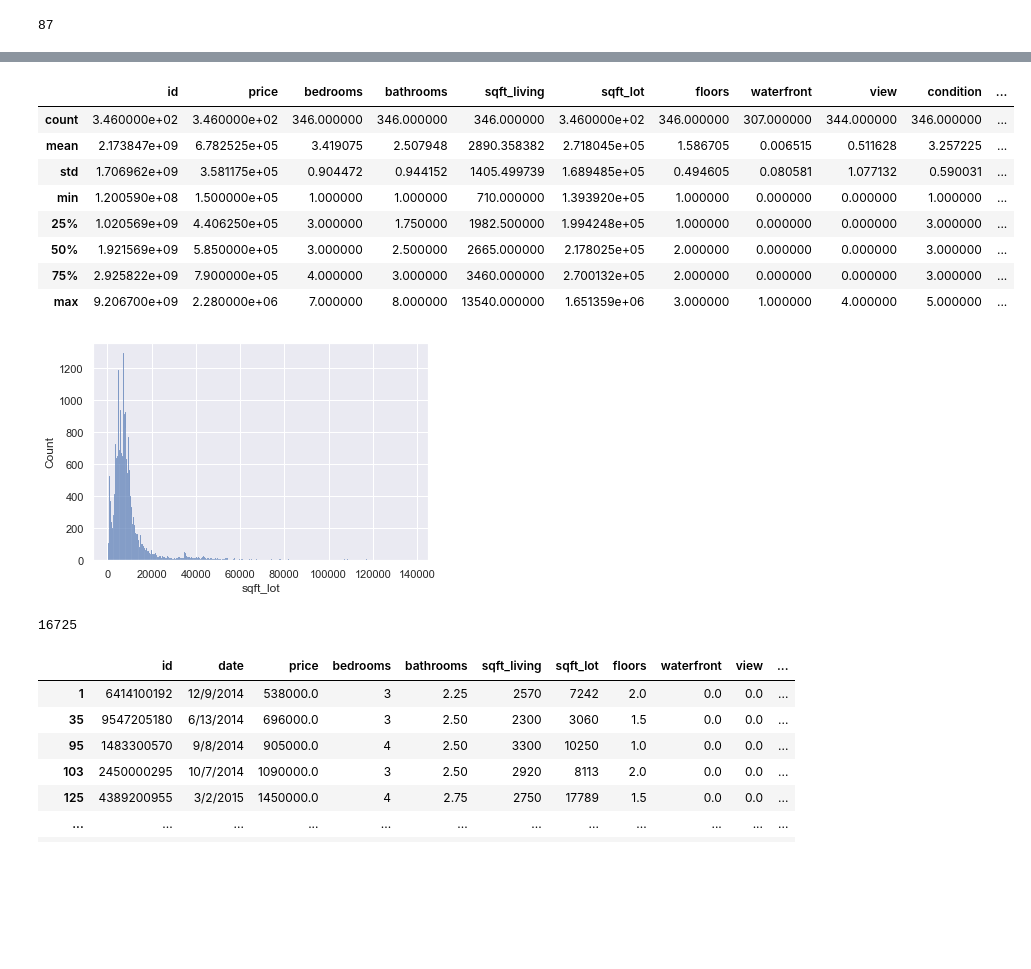
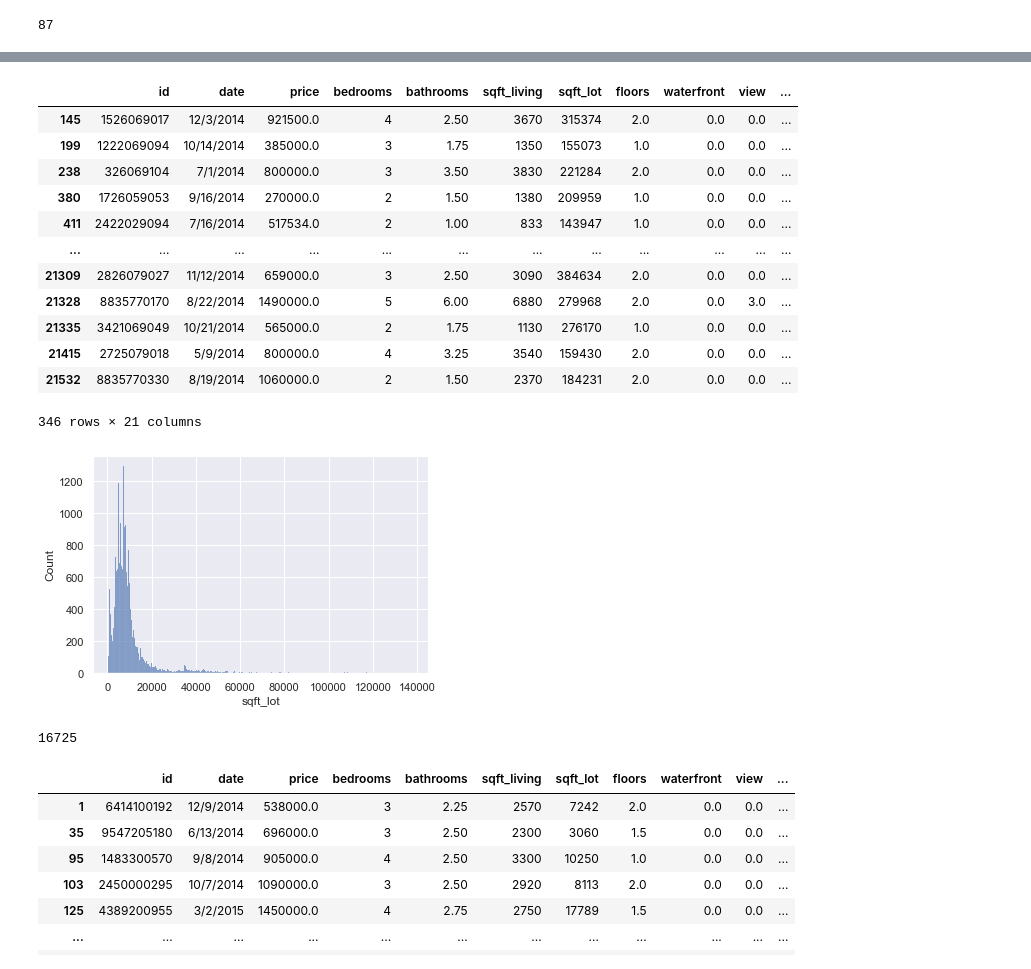
Before and after one commit to MossyJossy/Phase-2-Project, a Jupyter notebook: Cleaning & Modelling/Data Cleaning & Exploration.ipynb, the cells around one changed output, grey strips where cells are left out. Cells and saved outputs as stored; diff of their text form; code cells hidden in the pictures; blank space fills up the shorter version.

```diff
--- a/Cleaning & Modelling/Data Cleaning & Exploration.ipynb
+++ b/Cleaning & Modelling/Data Cleaning & Exploration.ipynb
@@ -102,15 +110,20 @@ sns.histplot(df['sqft_lot']);
 # %%
+# Seeing if it's just an single outlier causing this skew
 mean = df['sqft_lot'].mean()
 std = df['sqft_lot'].std()
 lot_3std = df[(df['sqft_lot'] >= mean + (3*std))]
-lot_3std.describe()
+lot_3std
 # %% [output]
-|  | id | price | bedrooms | bathrooms | sqft_living | sqft_lot | floors | waterfront | view | condition | ... |
-| count | 3.460000e+02 | 3.460000e+02 | 346.000000 | 346.000000 | 346.000000 | 3.460000e+02 | 346.000000 | 307.000000 | 344.000000 | 346.000000 | ... |
-| mean | 2.173847e+09 | 6.782525e+05 | 3.419075 | 2.507948 | 2890.358382 | 2.718045e+05 | 1.586705 | 0.006515 | 0.511628 | 3.257225 | ... |
-| std | 1.706962e+09 | 3.581175e+05 | 0.904472 | 0.944152 | 1405.499739 | 1.689485e+05 | 0.494605 | 0.080581 | 1.077132 | 0.590031 | ... |
-| min | 1.200590e+08 | 1.500000e+05 | 1.000000 | 1.000000 | 710.000000 | 1.393920e+05 | 1.000000 | 0.000000 | 0.000000 | 1.000000 | ... |
-| 25% | 1.020569e+09 | 4.406250e+05 | 3.000000 | 1.750000 | 1982.500000 | 1.994248e+05 | 1.000000 | 0.000000 | 0.000000 | 3.000000 | ... |
-| 50% | 1.921569e+09 | 5.850000e+05 | 3.000000 | 2.500000 | 2665.000000 | 2.178025e+05 | 2.000000 | 0.000000 | 0.000000 | 3.000000 | ... |
-| 75% | 2.925822e+09 | 7.900000e+05 | 4.000000 | 3.000000 | 3460.000000 | 2.700132e+05 | 2.000000 | 0.000000 | 0.000000 | 3.000000 | ... |
-| max | 9.206700e+09 | 2.280000e+06 | 7.000000 | 8.000000 | 13540.000000 | 1.651359e+06 | 3.000000 | 1.000000 | 4.000000 | 5.000000 | ... |
+|  | id | date | price | bedrooms | bathrooms | sqft_living | sqft_lot | floors | waterfront | view | ... |
+| 145 | 1526069017 | 12/3/2014 | 921500.0 | 4 | 2.50 | 3670 | 315374 | 2.0 | 0.0 | 0.0 | ... |
+| 199 | 1222069094 | 10/14/2014 | 385000.0 | 3 | 1.75 | 1350 | 155073 | 1.0 | 0.0 | 0.0 | ... |
+| 238 | 326069104 | 7/1/2014 | 800000.0 | 3 | 3.50 | 3830 | 221284 | 2.0 | 0.0 | 0.0 | ... |
+| 380 | 1726059053 | 9/16/2014 | 270000.0 | 2 | 1.50 | 1380 | 209959 | 1.0 | 0.0 | 0.0 | ... |
+| 411 | 2422029094 | 7/16/2014 | 517534.0 | 2 | 1.00 | 833 | 143947 | 1.0 | 0.0 | 0.0 | ... |
+| ... | ... | ... | ... | ... | ... | ... | ... | ... | ... | ... | ... |
+| 21309 | 2826079027 | 11/12/2014 | 659000.0 | 3 | 2.50 | 3090 | 384634 | 2.0 | 0.0 | 0.0 | ... |
+| 21328 | 8835770170 | 8/22/2014 | 1490000.0 | 5 | 6.00 | 6880 | 279968 | 2.0 | 0.0 | 3.0 | ... |
+| 21335 | 3421069049 | 10/21/2014 | 565000.0 | 2 | 1.75 | 1130 | 276170 | 1.0 | 0.0 | 0.0 | ... |
+| 21415 | 2725079018 | 5/9/2014 | 800000.0 | 4 | 3.25 | 3540 | 159430 | 2.0 | 0.0 | 0.0 | ... |
+| 21532 | 8835770330 | 8/19/2014 | 1060000.0 | 2 | 1.50 | 2370 | 184231 | 2.0 | 0.0 | 0.0 | ... |
+346 rows × 21 columns
@@ -119,8 +129,0 @@ df = df[(df['sqft_lot'] <= mean + (3*std))]
-# %%
-sns.histplot(df['sqft_lot']);
-# %% [output]
-[figure, removed]
-# %%
-(df['yr_renovated'] == 0).sum()
-# %% [output]
-16725
@@ -127,3 +135,14 @@ sns.histplot(df['sqft_lot']);
+# %%
+# Still skewed, but much more reasonable
+sns.histplot(df['sqft_lot']);
+# %% [output]
+[figure, added]
+# %%
+# yr_renovated is showing a min of 0,
+# which isn't correct data but it will show us how many houses were never renovated prior to being sold
+(df['yr_renovated'] == 0).sum()
+# %% [output]
+16725
 # %%
 df['yr_renovated'] = df['yr_renovated'].replace(0, np.NaN, regex=True)
 df[~df['yr_renovated'].isnull()]
```
Also changed, not shown: parts of 27 cells of this notebook, 8 other files.
